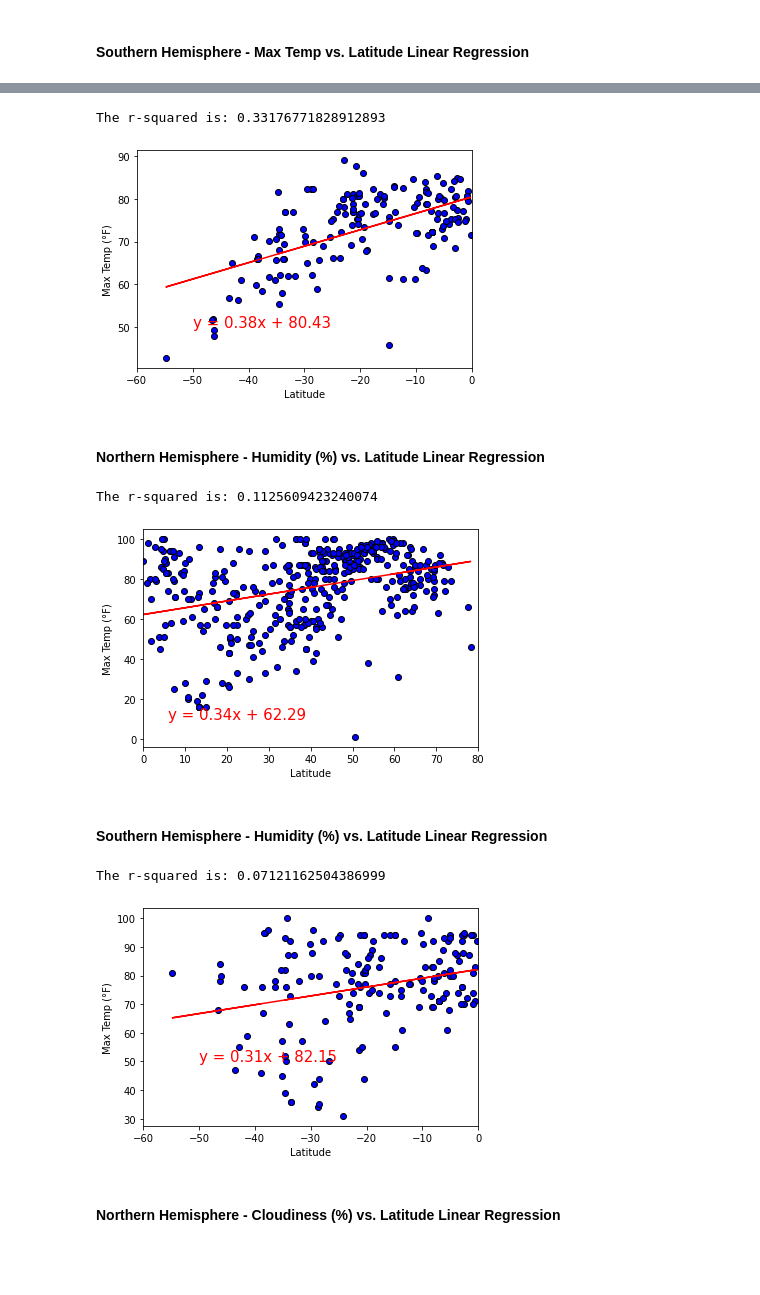
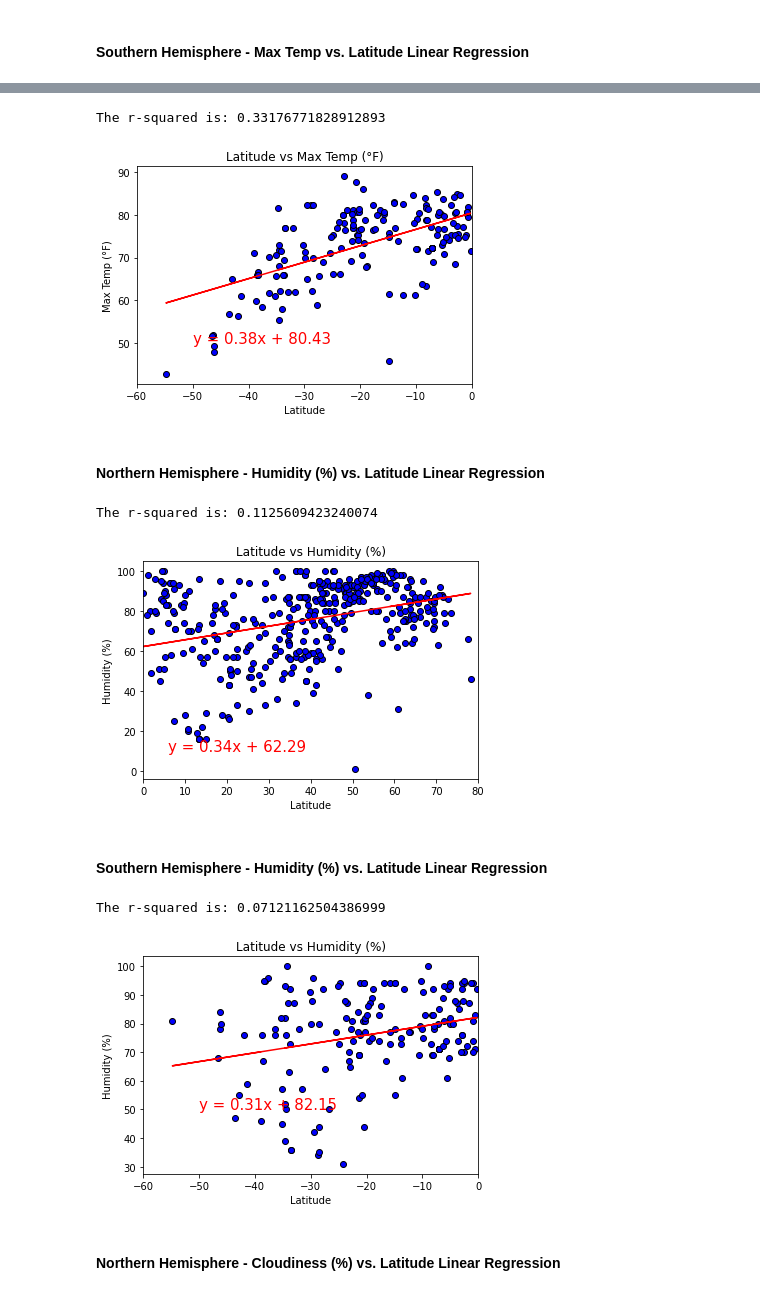
Before and after one commit to tdb219/python-api-challenge, a Jupyter notebook: WeatherPy/WeatherPy.ipynb, the cells around one changed output, grey strips where cells are left out. Drawn from its saved outputs; the diff is of its cells as text; code cells hidden in the pictures; blank space fills up the shorter version.

```diff
--- a/WeatherPy/WeatherPy.ipynb
+++ b/WeatherPy/WeatherPy.ipynb
@@ -292,22 +298,24 @@ weather_sh.head()
 # %%
 # Print out the r-squared value along with the plot.
 x_values = weather_sh['Latitude']
 y_values = weather_sh['Max Temp (°F)']
 (slope, intercept, rvalue, pvalue, stderr) = linregress(x_values, y_values)
 regress_values = x_values * slope + intercept
 line_eq = "y = " + str(round(slope,2)) + "x + " + str(round(intercept,2))
 plt.scatter(x_values, y_values, marker="o", facecolors="blue",
            edgecolors ="black")
 plt.plot(x_values,regress_values,"r-")
 plt.annotate(line_eq,(-50,50),fontsize=15,color="red")
+plt.title('Latitude vs Max Temp (°F)')
 plt.xlabel('Latitude')
 plt.ylabel('Max Temp (°F)')
 plt.xlim(-60,0)
 print(f"The r-squared is: {rvalue**2}")
+plt.savefig("../output_data/fig6.png")
 plt.show()
 # %% [output]
 The r-squared is: 0.33176771828912893
-[figure, old version]
+[figure, new version]
 # %% [markdown]
 ####  Northern Hemisphere - Humidity (%) vs. Latitude Linear Regression
 # %%
@@ -320,14 +328,16 @@ plt.scatter(x_values, y_values, marker="o", facecolors="blue",
            edgecolors ="black")
 plt.plot(x_values,regress_values,"r-")
 plt.annotate(line_eq,(6,10),fontsize=15,color="red")
+plt.title('Latitude vs Humidity (%)')
 plt.xlabel('Latitude')
-plt.ylabel('Max Temp (°F)')
+plt.ylabel('Humidity (%)')
 plt.xlim(0,80)
 print(f"The r-squared is: {rvalue**2}")
+plt.savefig("../output_data/fig7.png")
 plt.show()
 # %% [output]
 The r-squared is: 0.1125609423240074
-[figure, old version]
+[figure, new version]
 # %% [markdown]
 ####  Southern Hemisphere - Humidity (%) vs. Latitude Linear Regression
 # %%
@@ -341,14 +351,16 @@ plt.scatter(x_values, y_values, marker="o", facecolors="blue",
            edgecolors ="black")
 plt.plot(x_values,regress_values,"r-")
 plt.annotate(line_eq,(-50,50),fontsize=15,color="red")
+plt.title('Latitude vs Humidity (%)')
 plt.xlabel('Latitude')
-plt.ylabel('Max Temp (°F)')
+plt.ylabel('Humidity (%)')
 plt.xlim(-60,0)
 print(f"The r-squared is: {rvalue**2}")
+plt.savefig("../output_data/fig8.png")
 plt.show()
 # %% [output]
 The r-squared is: 0.07121162504386999
-[figure, old version]
+[figure, new version]
 # %% [markdown]
 ####  Northern Hemisphere - Cloudiness (%) vs. Latitude Linear Regression
 # %%
```
Also changed, not shown: parts of 9 cells of this notebook, 15 other files.
